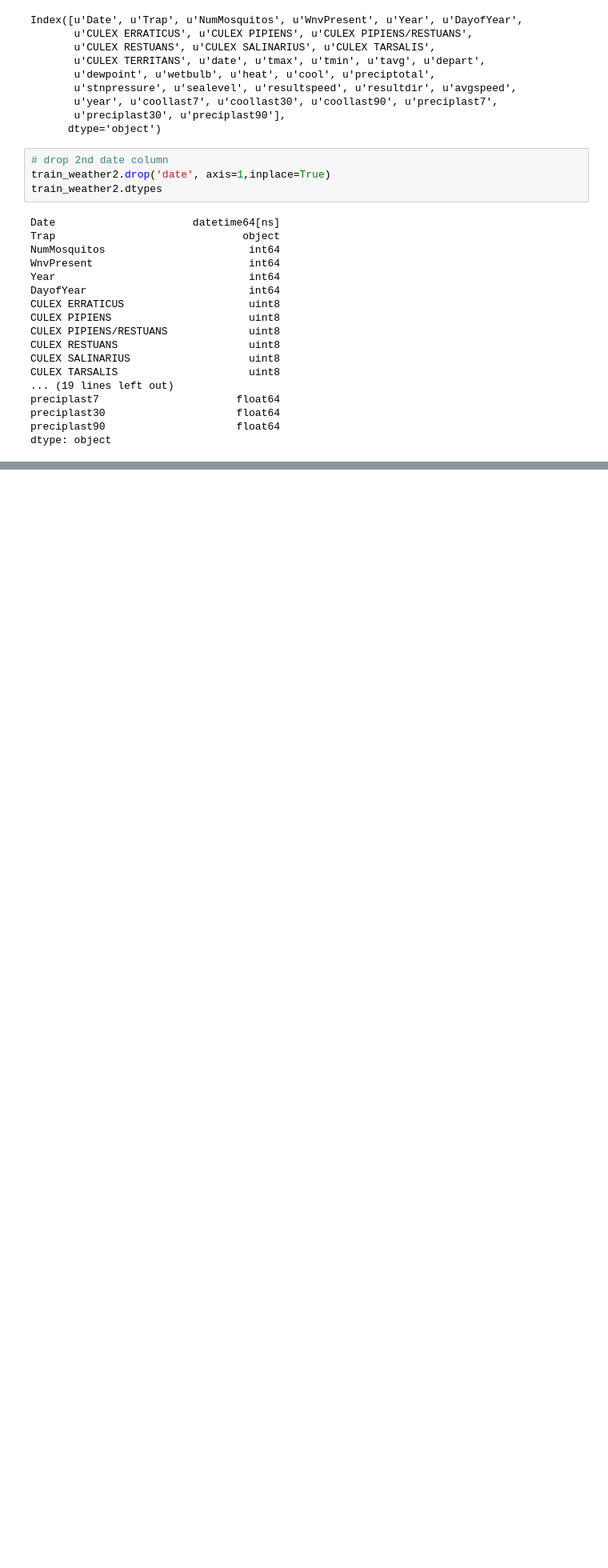
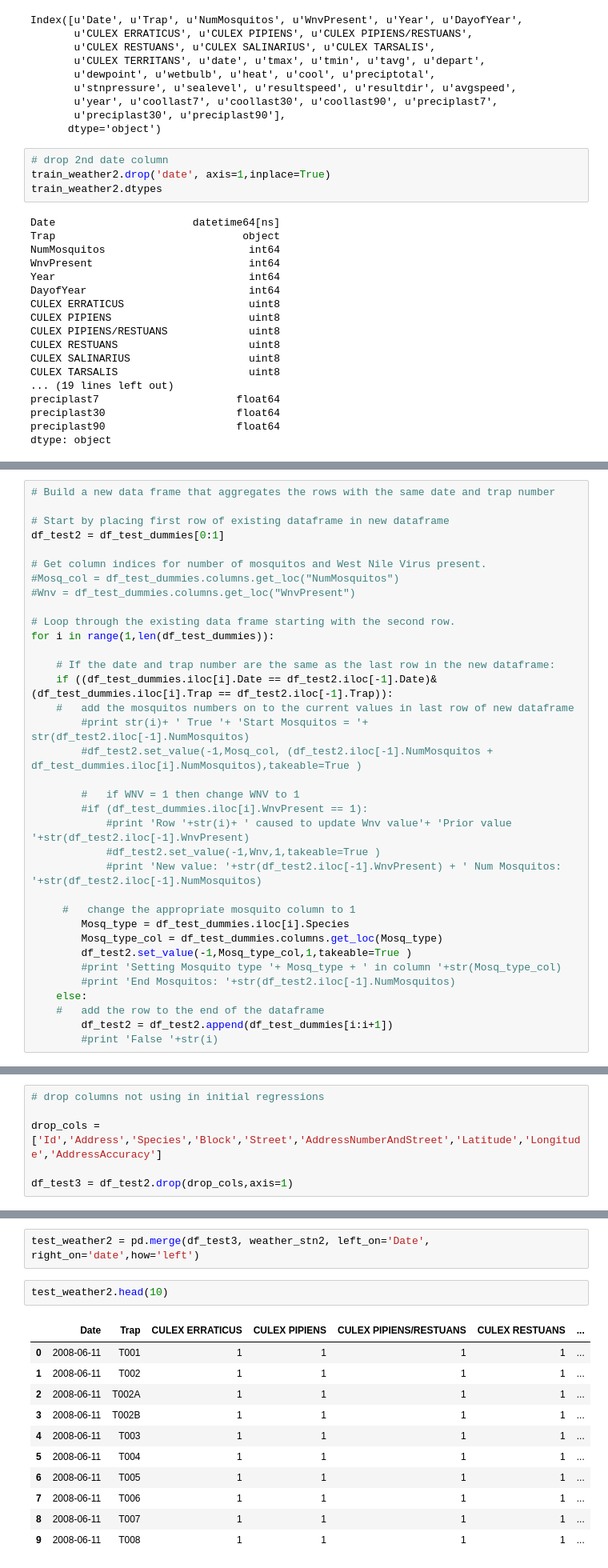
Before and after one commit to aakashtandel/Dream-Team-DSI-5, a Jupyter notebook: Project 4_Dream_Team.ipynb, the cells around one changed output, grey strips where cells are left out. Shown: that part at 80% size. Saved outputs shown, nothing was run; the diff lists cells and outputs as text; blank space fills up the shorter version.

Commit message:
Matt T created merged test and weather file

```diff
--- a/Project 4_Dream_Team.ipynb
+++ b/Project 4_Dream_Team.ipynb
@@ -1202,0 +1245,35 @@ train_weather2.to_csv('train_weather2.csv',index=False)
+# %%
+# Build a new data frame that aggregates the rows with the same date and trap number
+
+# Start by placing first row of existing dataframe in new dataframe
+df_test2 = df_test_dummies[0:1]
+
+# Get column indices for number of mosquitos and West Nile Virus present.
+#Mosq_col = df_test_dummies.columns.get_loc("NumMosquitos")
+#Wnv = df_test_dummies.columns.get_loc("WnvPresent")
+
+# Loop through the existing data frame starting with the second row.
+for i in range(1,len(df_test_dummies)):
+
+    # If the date and trap number are the same as the last row in the new dataframe:
+    if ((df_test_dummies.iloc[i].Date == df_test2.iloc[-1].Date)&(df_test_dummies.iloc[i].Trap == df_test2.iloc[-1].Trap)):
+    #   add the mosquitos numbers on to the current values in last row of new dataframe
+        #print str(i)+ ' True '+ 'Start Mosquitos = '+ str(df_test2.iloc[-1].NumMosquitos)
+        #df_test2.set_value(-1,Mosq_col, (df_test2.iloc[-1].NumMosquitos + df_test_dummies.iloc[i].NumMosquitos),takeable=True )
+
+        #   if WNV = 1 then change WNV to 1
+        #if (df_test_dummies.iloc[i].WnvPresent == 1):
+            #print 'Row '+str(i)+ ' caused to update Wnv value'+ 'Prior value '+str(df_test2.iloc[-1].WnvPresent)
+            #df_test2.set_value(-1,Wnv,1,takeable=True )
+            #print 'New value: '+str(df_test2.iloc[-1].WnvPresent) + ' Num Mosquitos: '+str(df_test2.iloc[-1].NumMosquitos)
+
+     #   change the appropriate mosquito column to 1
+        Mosq_type = df_test_dummies.iloc[i].Species
+        Mosq_type_col = df_test_dummies.columns.get_loc(Mosq_type)
+        df_test2.set_value(-1,Mosq_type_col,1,takeable=True )
+        #print 'Setting Mosquito type '+ Mosq_type + ' in column '+str(Mosq_type_col)
+        #print 'End Mosquitos: '+str(df_test2.iloc[-1].NumMosquitos)
+    else:
+    #   add the row to the end of the dataframe
+        df_test2 = df_test2.append(df_test_dummies[i:i+1])
+        #print 'False '+str(i)
@@ -1202,0 +1290,6 @@ train_weather2.to_csv('train_weather2.csv',index=False)
+# %%
+# drop columns not using in initial regressions
+
+drop_cols = ['Id','Address','Species','Block','Street','AddressNumberAndStreet','Latitude','Longitude','AddressAccuracy']
+
+df_test3 = df_test2.drop(drop_cols,axis=1)
@@ -1202,0 +1303,16 @@ train_weather2.to_csv('train_weather2.csv',index=False)
+# %%
+test_weather2 = pd.merge(df_test3, weather_stn2, left_on='Date', right_on='date',how='left')
+# %%
+test_weather2.head(10)
+# %% [output]
+|  | Date | Trap | CULEX ERRATICUS | CULEX PIPIENS | CULEX PIPIENS/RESTUANS | CULEX RESTUANS | ... |
+| 0 | 2008-06-11 | T001 | 1 | 1 | 1 | 1 | ... |
+| 1 | 2008-06-11 | T002 | 1 | 1 | 1 | 1 | ... |
+| 2 | 2008-06-11 | T002A | 1 | 1 | 1 | 1 | ... |
+| 3 | 2008-06-11 | T002B | 1 | 1 | 1 | 1 | ... |
+| 4 | 2008-06-11 | T003 | 1 | 1 | 1 | 1 | ... |
+| 5 | 2008-06-11 | T004 | 1 | 1 | 1 | 1 | ... |
+| 6 | 2008-06-11 | T005 | 1 | 1 | 1 | 1 | ... |
+| 7 | 2008-06-11 | T006 | 1 | 1 | 1 | 1 | ... |
+| 8 | 2008-06-11 | T007 | 1 | 1 | 1 | 1 | ... |
+| 9 | 2008-06-11 | T008 | 1 | 1 | 1 | 1 | ... |
```
Also changed, not shown: parts of 12 cells of this notebook, 1 other file.
